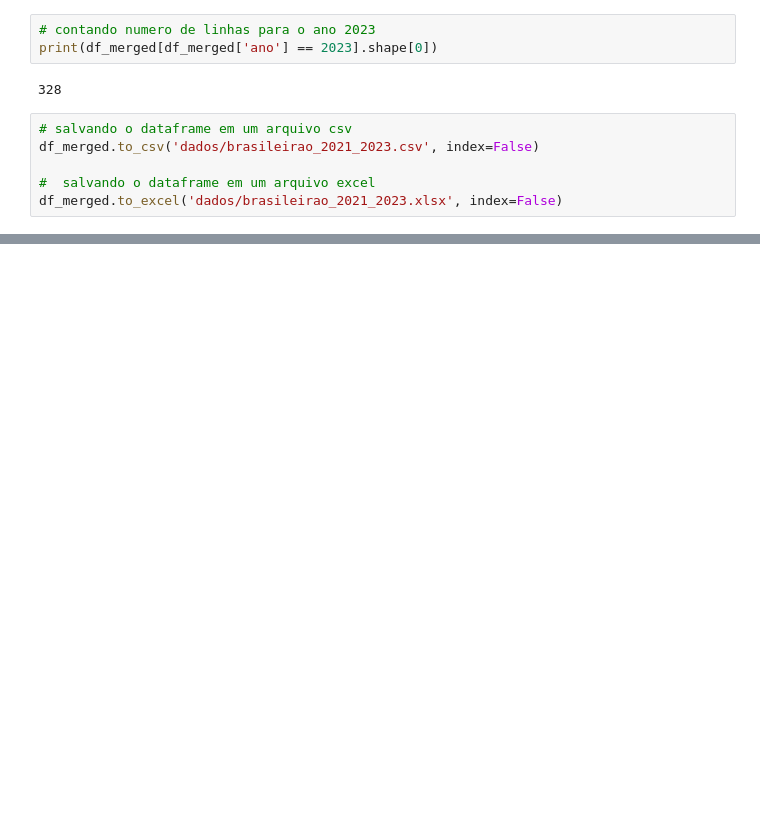
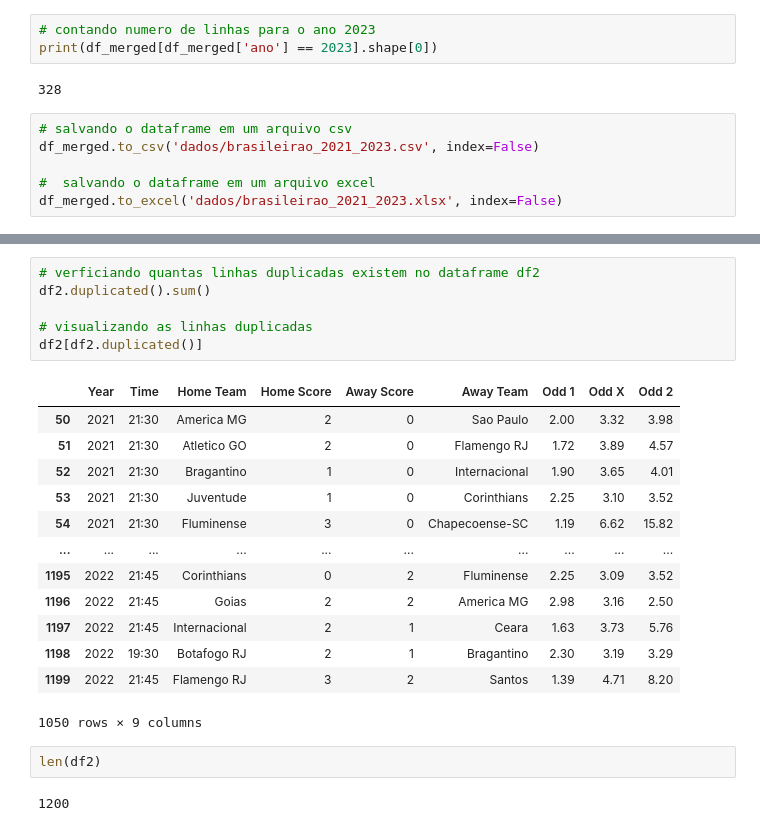
Before and after one commit to edilton-bs/tcc-fgv-emap, a Jupyter notebook: analise_dados.ipynb, the cells around one changed output, grey strips where cells are left out. Cells and saved outputs as stored; diff of their text form; blank space fills up the shorter version.

```diff
--- a/analise_dados.ipynb
+++ b/analise_dados.ipynb
@@ -173,0 +247,24 @@ df_merged.to_excel('dados/brasileirao_2021_2023.xlsx', index=False)
+# %%
+# verficiando quantas linhas duplicadas existem no dataframe df2
+df2.duplicated().sum()
+
+# visualizando as linhas duplicadas
+df2[df2.duplicated()]
+# %% [output]
+|  | Year | Time | Home Team | Home Score | Away Score | Away Team | Odd 1 | Odd X | Odd 2 |
+| 50 | 2021 | 21:30 | America MG | 2 | 0 | Sao Paulo | 2.00 | 3.32 | 3.98 |
+| 51 | 2021 | 21:30 | Atletico GO | 2 | 0 | Flamengo RJ | 1.72 | 3.89 | 4.57 |
+| 52 | 2021 | 21:30 | Bragantino | 1 | 0 | Internacional | 1.90 | 3.65 | 4.01 |
+| 53 | 2021 | 21:30 | Juventude | 1 | 0 | Corinthians | 2.25 | 3.10 | 3.52 |
+| 54 | 2021 | 21:30 | Fluminense | 3 | 0 | Chapecoense-SC | 1.19 | 6.62 | 15.82 |
+| ... | ... | ... | ... | ... | ... | ... | ... | ... | ... |
+| 1195 | 2022 | 21:45 | Corinthians | 0 | 2 | Fluminense | 2.25 | 3.09 | 3.52 |
+| 1196 | 2022 | 21:45 | Goias | 2 | 2 | America MG | 2.98 | 3.16 | 2.50 |
+| 1197 | 2022 | 21:45 | Internacional | 2 | 1 | Ceara | 1.63 | 3.73 | 5.76 |
+| 1198 | 2022 | 19:30 | Botafogo RJ | 2 | 1 | Bragantino | 2.30 | 3.19 | 3.29 |
+| 1199 | 2022 | 21:45 | Flamengo RJ | 3 | 2 | Santos | 1.39 | 4.71 | 8.20 |
+1050 rows × 9 columns
+# %%
+len(df2)
+# %% [output]
+1200
```
Also changed, not shown: parts of 13 cells of this notebook, 8 other files.
